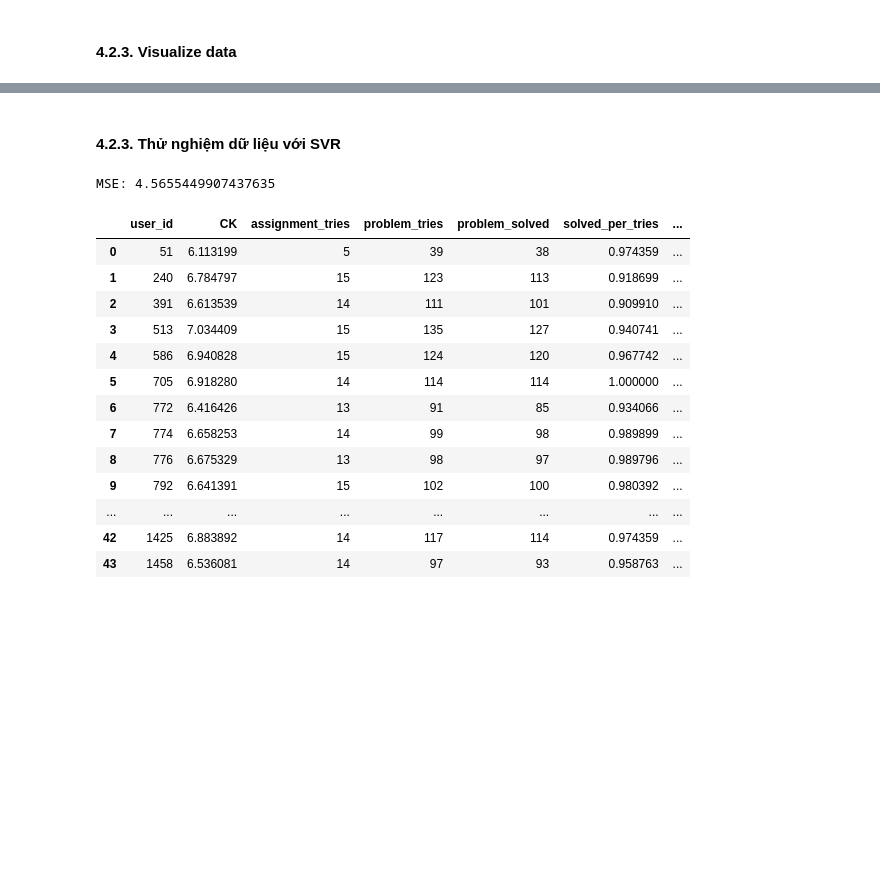
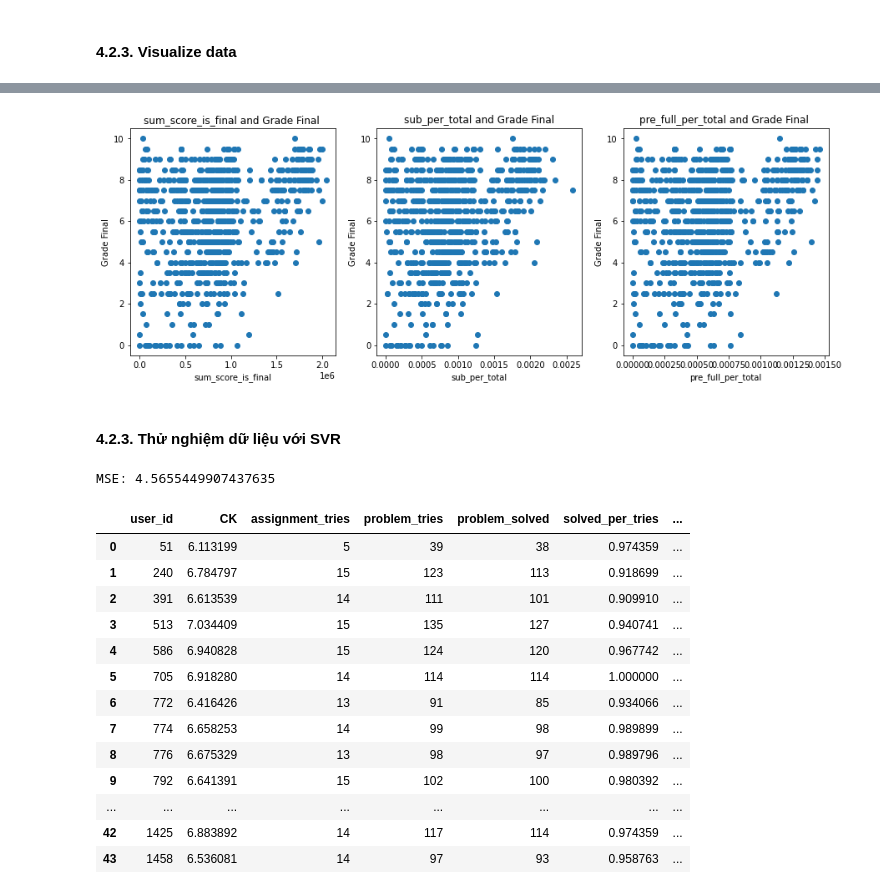
Before and after one commit to caohungphu/CS114.L21, a Jupyter notebook: Colab/Predict_final_exam_score.ipynb, the cells around one changed output, grey strips where cells are left out. Cells and saved outputs as stored; diff of their text form; code cells hidden in the pictures; blank space fills up the shorter version.

```diff
--- a/Colab/Predict_final_exam_score.ipynb
+++ b/Colab/Predict_final_exam_score.ipynb
@@ -333,3 +359,28 @@ plt.show()
+# %%
+#24 / 05 / 2021
+import matplotlib.pyplot as plt
+fig, (axs1, axs2, axs3, ) = plt.subplots(1,3, figsize = (15,5))
+axs1.scatter(x = training_data['sum_score_is_final'], y = training_data['CK'])
+
+
+axs1.set_title("sum_score_is_final and Grade Final ")
+axs1.set(xlabel='sum_score_is_final', ylabel='Grade Final')
+
+
+axs2.scatter(x = training_data['sub_per_total'], y = training_data['CK'])
+
+
+axs2.set_title("sub_per_total and Grade Final")
+axs2.set(xlabel='sub_per_total', ylabel='Grade Final')
+
+axs3.scatter(x = training_data['pre_full_per_total'], y = training_data['CK'])
+
+
+axs3.set_title("pre_full_per_total and Grade Final ")
+axs3.set(xlabel='pre_full_per_total', ylabel='Grade Final')
+plt.show()
+# %% [output]
+[figure, added]
 # %% [markdown]
 #### **4.2.3. Thử nghiệm dữ liệu với SVR**
 # %%
```
Also changed, not shown: parts of 10 cells of this notebook.
